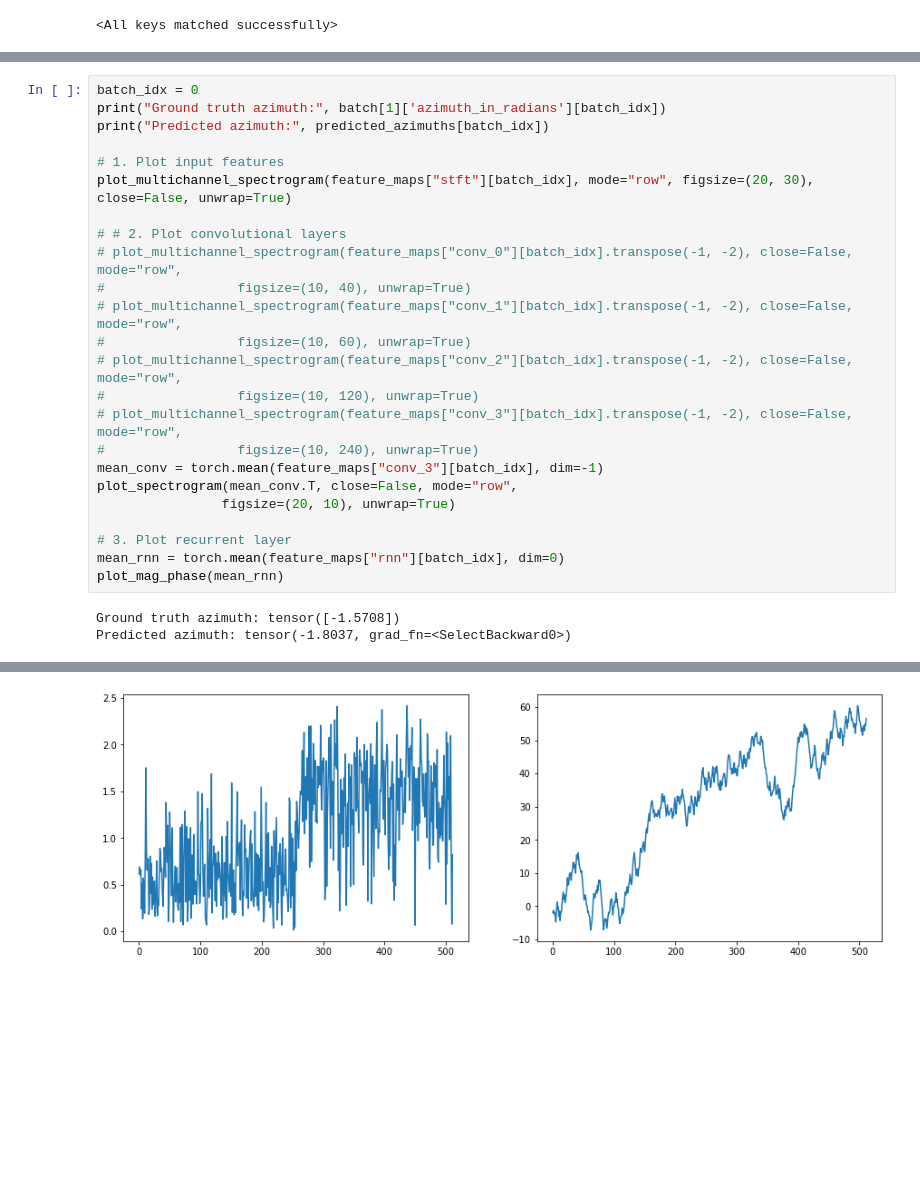
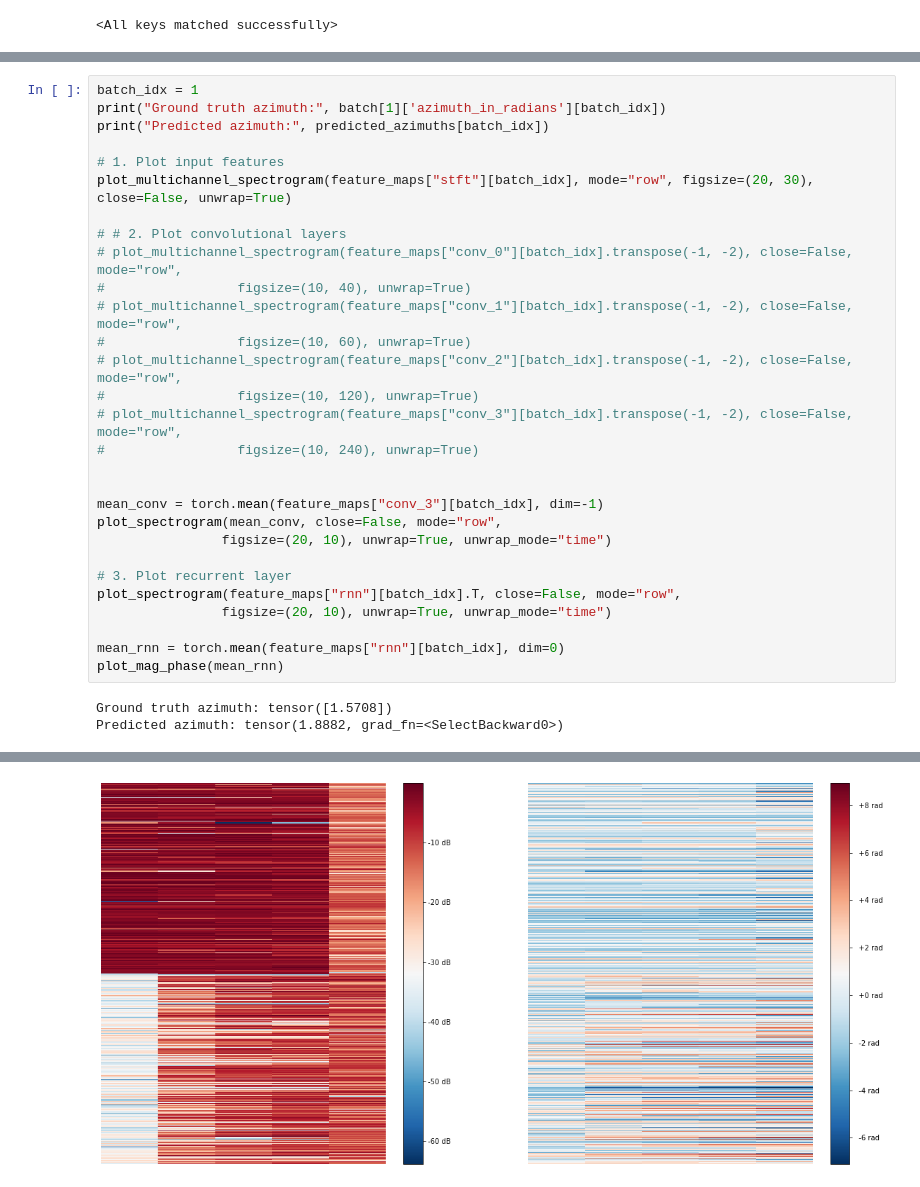
Before and after one commit to SOUNDS-RESEARCH/complex_neural_source_localization, a Jupyter notebook: notebooks/Model Visualization.ipynb, the cells around one changed output, grey strips where cells are left out. Drawn from its saved outputs; the diff is of its cells as text; blank space fills up the shorter version.

```diff
--- a/notebooks/Model Visualization.ipynb
+++ b/notebooks/Model Visualization.ipynb
@@ -65,5 +69,5 @@ Predicted azimuth: tensor([-1.8037, -3.0233], grad_fn=<Atan2Backward0>)
 # %%
-batch_idx = 0
+batch_idx = 1
 print("Ground truth azimuth:", batch[1]['azimuth_in_radians'][batch_idx])
 print("Predicted azimuth:", predicted_azimuths[batch_idx])
 
@@ -79,13 +83,18 @@ plot_multichannel_spectrogram(feature_maps["stft"][batch_idx], mode="row", figsi
 #                 figsize=(10, 120), unwrap=True)
 # plot_multichannel_spectrogram(feature_maps["conv_3"][batch_idx].transpose(-1, -2), close=False, mode="row",
 #                 figsize=(10, 240), unwrap=True)
+
+
 mean_conv = torch.mean(feature_maps["conv_3"][batch_idx], dim=-1)
-plot_spectrogram(mean_conv.T, close=False, mode="row",
-                figsize=(20, 10), unwrap=True)
+plot_spectrogram(mean_conv, close=False, mode="row",
+                figsize=(20, 10), unwrap=True, unwrap_mode="time")
 
 # 3. Plot recurrent layer
+plot_spectrogram(feature_maps["rnn"][batch_idx].T, close=False, mode="row",
+                figsize=(20, 10), unwrap=True, unwrap_mode="time")
+
 mean_rnn = torch.mean(feature_maps["rnn"][batch_idx], dim=0)
 plot_mag_phase(mean_rnn)
 # %% [output]
-Ground truth azimuth: tensor([-1.5708])
-Predicted azimuth: tensor(-1.8037, grad_fn=<SelectBackward0>)
+Ground truth azimuth: tensor([1.5708])
+Predicted azimuth: tensor(1.8882, grad_fn=<SelectBackward0>)
@@ -94 +103 @@ Predicted azimuth: tensor(-1.8037, grad_fn=<SelectBackward0>)
-[figure, old version]
+[figure, new version]
```
Also changed, not shown: parts of 6 cells of this notebook, 4 other files.
